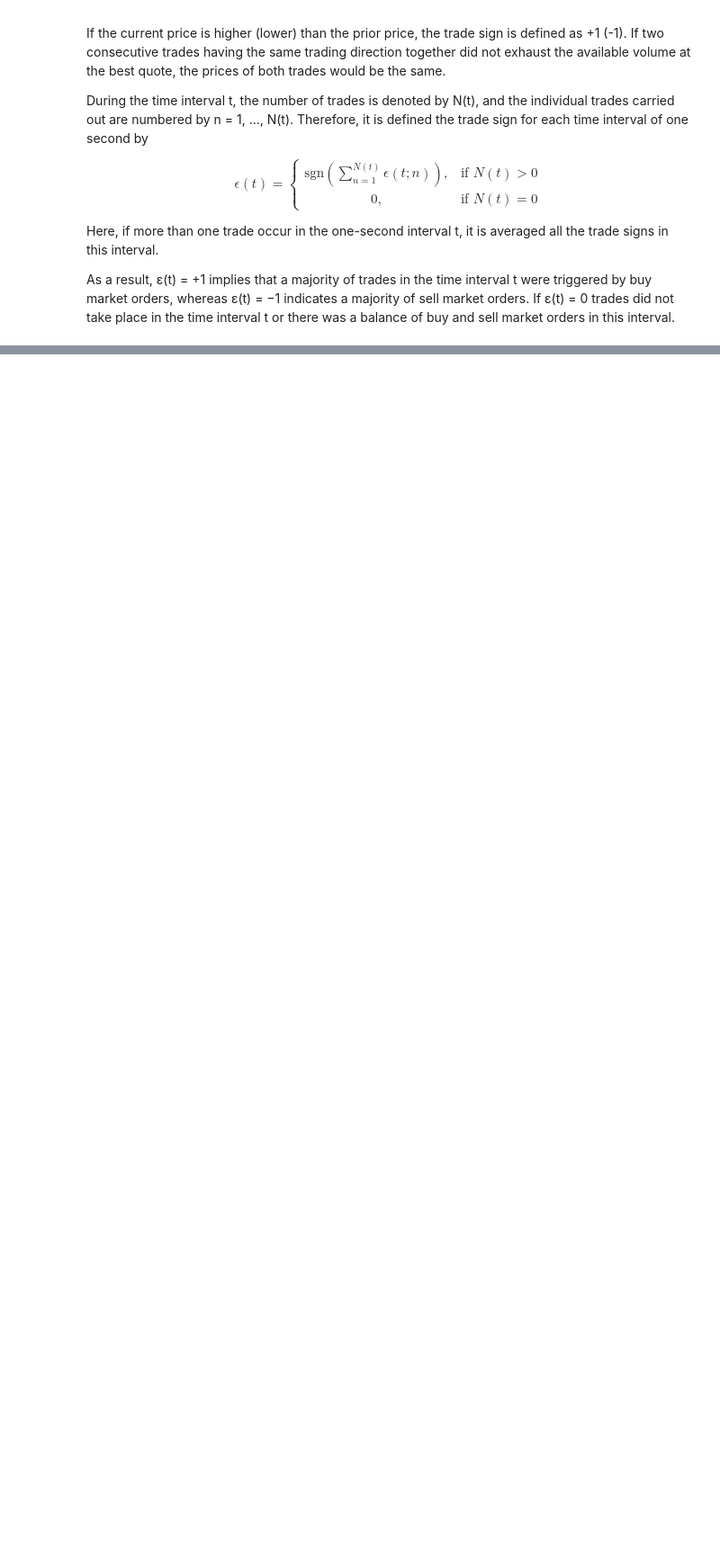
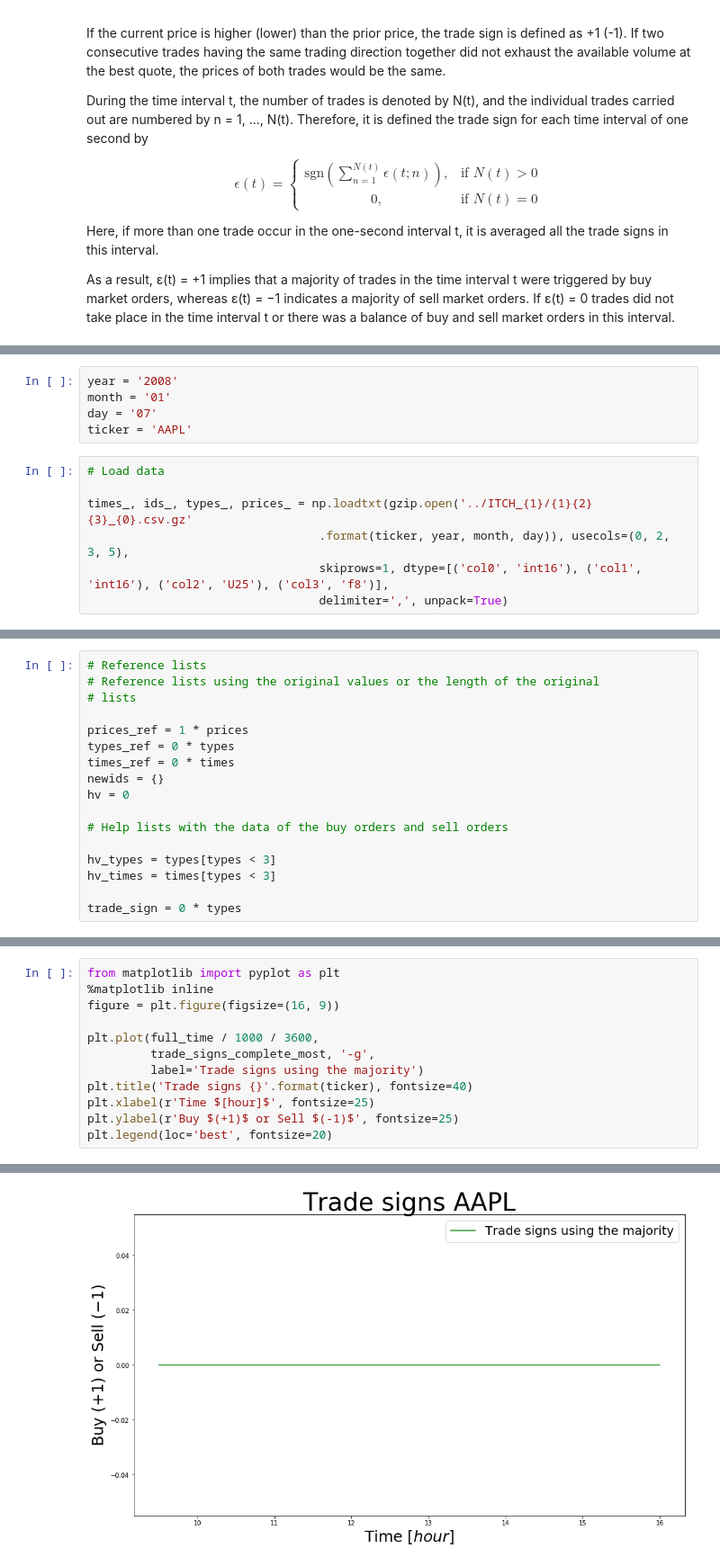
Before and after one commit to juanhenao21/financial_response_spread_year, a Jupyter notebook: Basic/trade_sign_classification.ipynb, the cells around one changed output, grey strips where cells are left out. Shown at 90% size. Saved outputs shown, nothing was run; the diff lists cells and outputs as text; blank space fills up the shorter version.

Commit message:
trade sign classification

```diff
--- a/Basic/trade_sign_classification.ipynb
+++ b/Basic/trade_sign_classification.ipynb
@@ -20,0 +32,12 @@ As a result, ε(t) = +1 implies that a majority of trades in the time interval t
+# %%
+year = '2008'
+month = '01'
+day = '07'
+ticker = 'AAPL'
+# %%
+# Load data
+
+times_, ids_, types_, prices_ = np.loadtxt(gzip.open('../ITCH_{1}/{1}{2}{3}_{0}.csv.gz'
+                                 .format(ticker, year, month, day)), usecols=(0, 2, 3, 5),
+                                 skiprows=1, dtype=[('col0', 'int16'), ('col1', 'int16'), ('col2', 'U25'), ('col3', 'f8')],
+                                 delimiter=',', unpack=True)
@@ -20,0 +72,17 @@ As a result, ε(t) = +1 implies that a majority of trades in the time interval t
+# %%
+# Reference lists
+# Reference lists using the original values or the length of the original
+# lists
+
+prices_ref = 1 * prices
+types_ref = 0 * types
+times_ref = 0 * times
+newids = {}
+hv = 0
+
+# Help lists with the data of the buy orders and sell orders
+
+hv_types = types[types < 3]
+hv_times = times[types < 3]
+
+trade_sign = 0 * types
@@ -20,0 +191,13 @@ As a result, ε(t) = +1 implies that a majority of trades in the time interval t
+# %%
+from matplotlib import pyplot as plt
+%matplotlib inline
+figure = plt.figure(figsize=(16, 9))
+
+plt.plot(full_time / 1000 / 3600,
+         trade_signs_complete_most, '-g',
+         label='Trade signs using the majority')
+plt.title('Trade signs {}'.format(ticker), fontsize=40)
+plt.xlabel(r'Time $[hour]$', fontsize=25)
+plt.ylabel(r'Buy $(+1)$ or Sell $(-1)$', fontsize=25)
+plt.legend(loc='best', fontsize=20)
+# %% [output]
@@ -20,0 +205 @@ As a result, ε(t) = +1 implies that a majority of trades in the time interval t
+[figure, added]
```
Also changed, not shown: parts of 9 cells of this notebook, 1 other file.
